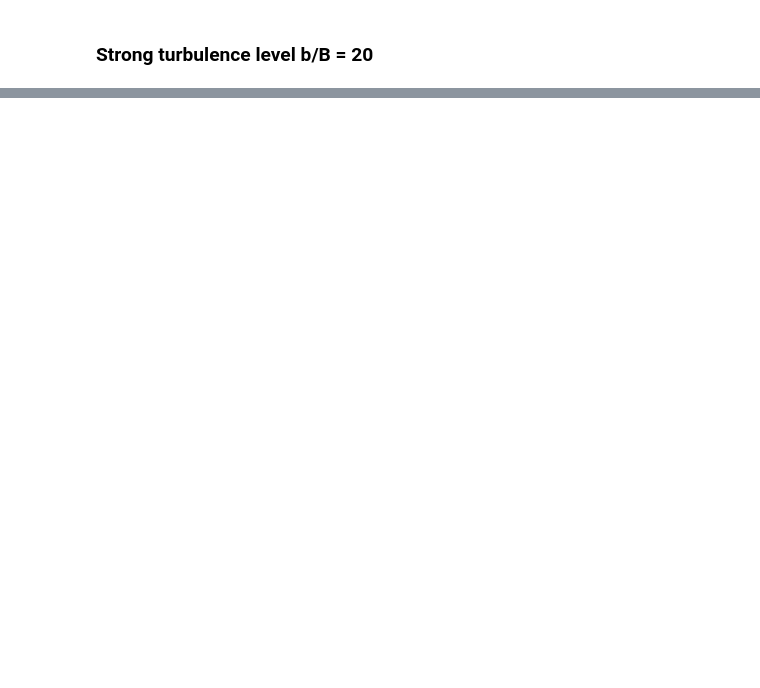
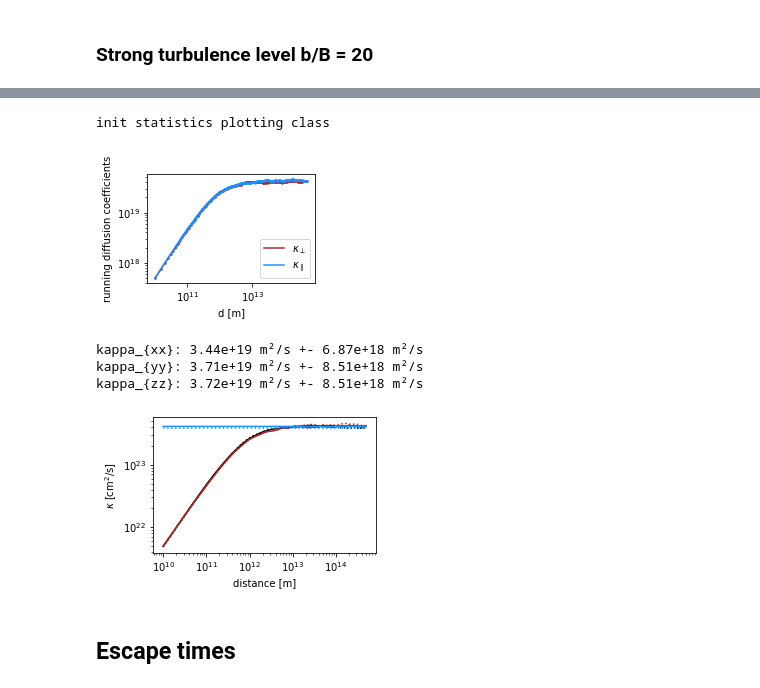
Before and after one commit to reichherzerp/PropPy, a Jupyter notebook: rwpropa/tutorials/Tutorial_4---Tutorial_Comparison_CRPropa.ipynb, the cells around one changed output, grey strips where cells are left out. Drawn from its saved outputs; the diff is of its cells as text; code cells hidden in the pictures; blank space fills up the shorter version.

```diff
--- a/rwpropa/tutorials/Tutorial_4---Tutorial_Comparison_CRPropa.ipynb
+++ b/rwpropa/tutorials/Tutorial_4---Tutorial_Comparison_CRPropa.ipynb
@@ -120,0 +134,13 @@ simulation(bB, mfp)
+# %%
+bB = 0.0
+crpropa_seeds = '0_99'
+plot_comparison(bB, crpropa_seeds)
+# %% [output]
+init statistics plotting class
+[figure, added]
+kappa_{xx}: 3.44e+19 m²/s +- 6.87e+18 m²/s
+kappa_{yy}: 3.71e+19 m²/s +- 8.51e+18 m²/s
+kappa_{zz}: 3.72e+19 m²/s +- 8.51e+18 m²/s
+[figure, added]
+# %% [markdown]
+## Escape times
```
Also changed, not shown: parts of 5 cells of this notebook, 3 other files.
